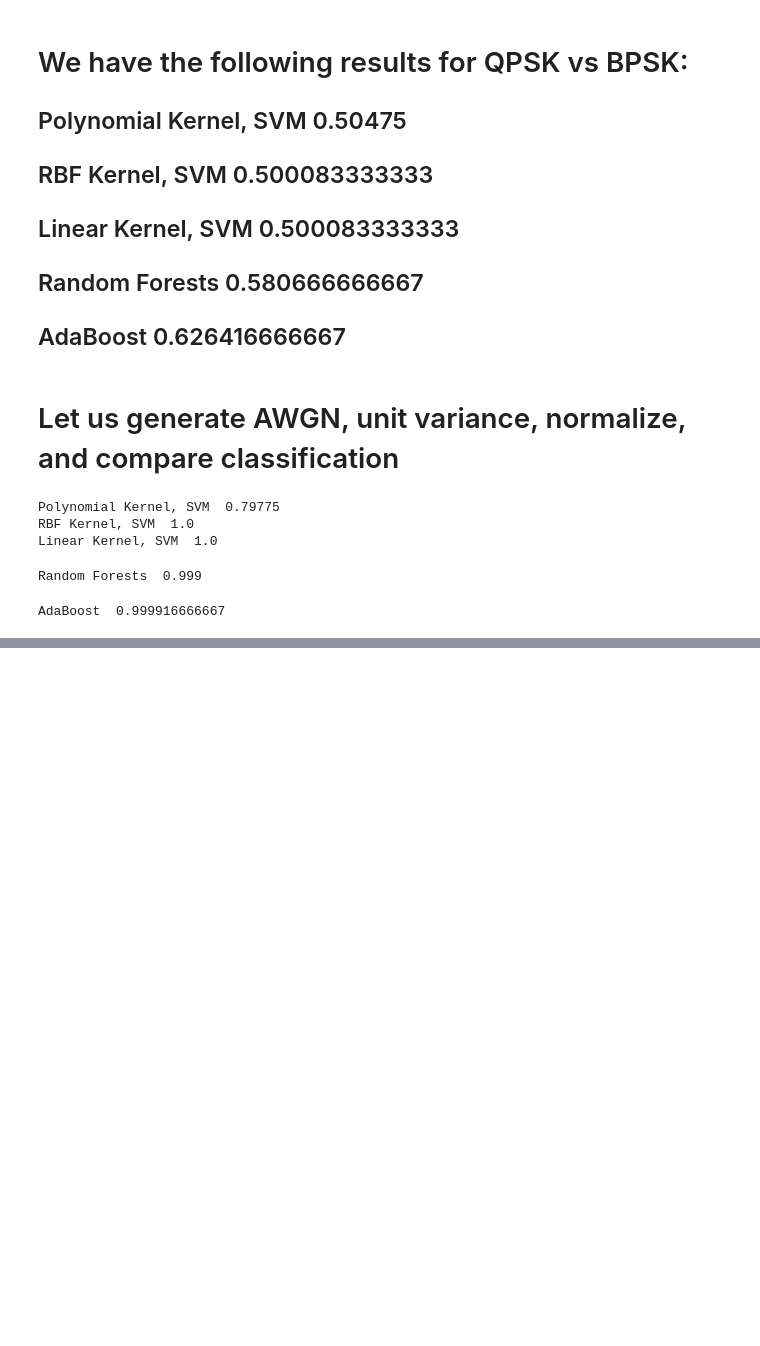
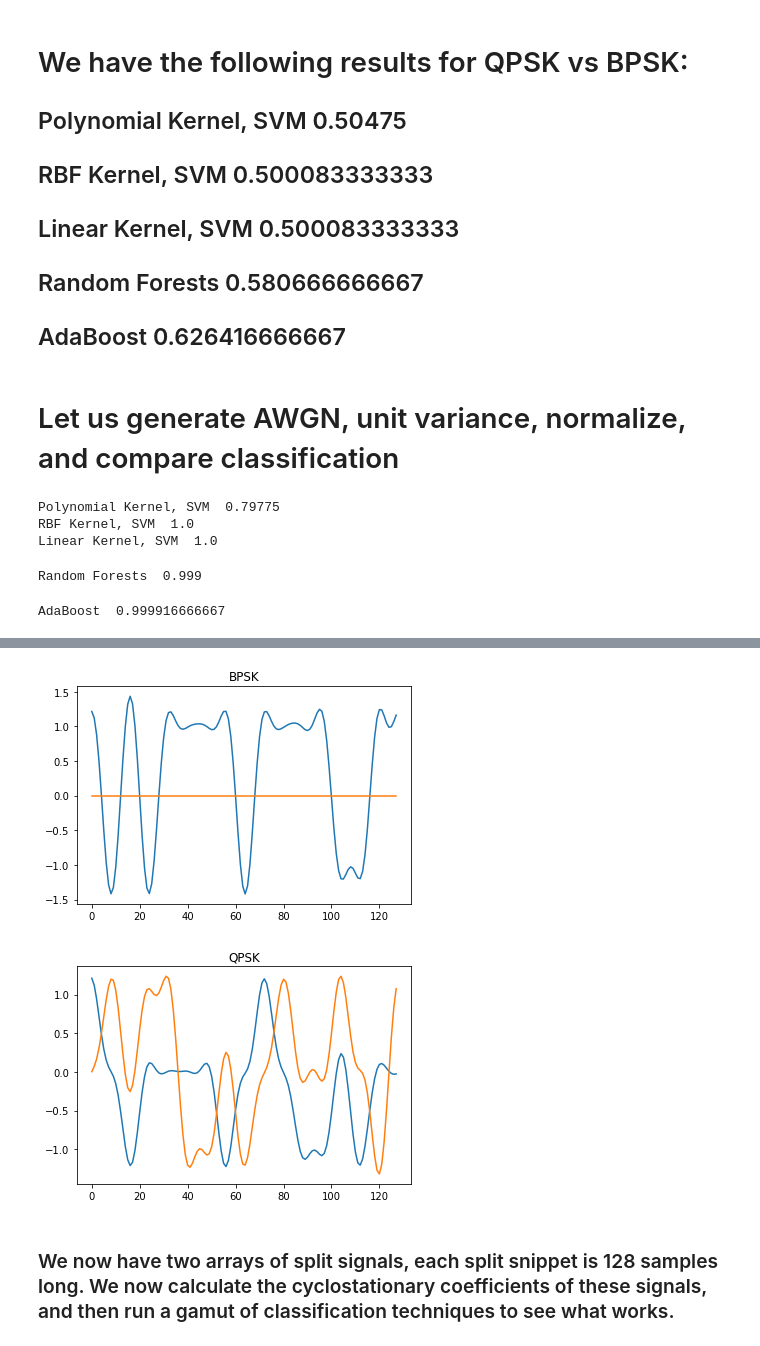
Before and after one commit to jain-nikunj/radioML, a Jupyter notebook: test_signal_generation/test_signals.ipynb, the cells around one changed output, grey strips where cells are left out. Saved outputs shown, nothing was run; the diff lists cells and outputs as text; code cells hidden in the pictures; blank space fills up the shorter version.

```diff
--- a/test_signal_generation/test_signals.ipynb
+++ b/test_signal_generation/test_signals.ipynb
@@ -438,0 +464,23 @@ AdaBoost  0.999916666667
+# %%
+bpsk_len = len(bpsk)
+bpsk = bpsk[: (bpsk_len // 128) * 128]
+bpsk_128 = np.array(bpsk).reshape((-1, 128))
+
+qpsk_len = len(qpsk)
+qpsk = qpsk[: (qpsk_len // 128) * 128]
+qpsk_128 = np.array(qpsk).reshape((-1, 128))
+
+plt.plot(bpsk_128.real[500])
+plt.plot(bpsk_128.imag[500])
+plt.title("BPSK")
+plt.show()
+plt.clf()
+plt.plot(qpsk_128.imag[500])
+plt.plot(qpsk_128.real[500])
+plt.title("QPSK")
+plt.show()
+# %% [output]
+[figure, added]
+[figure, added]
+# %% [markdown]
+### We now have two arrays of split signals, each split snippet is 128 samples long. We now calculate the cyclostationary coefficients of these signals, and then run a gamut of classification techniques to see what works.
```
Also changed, not shown: parts of 30 cells of this notebook.
